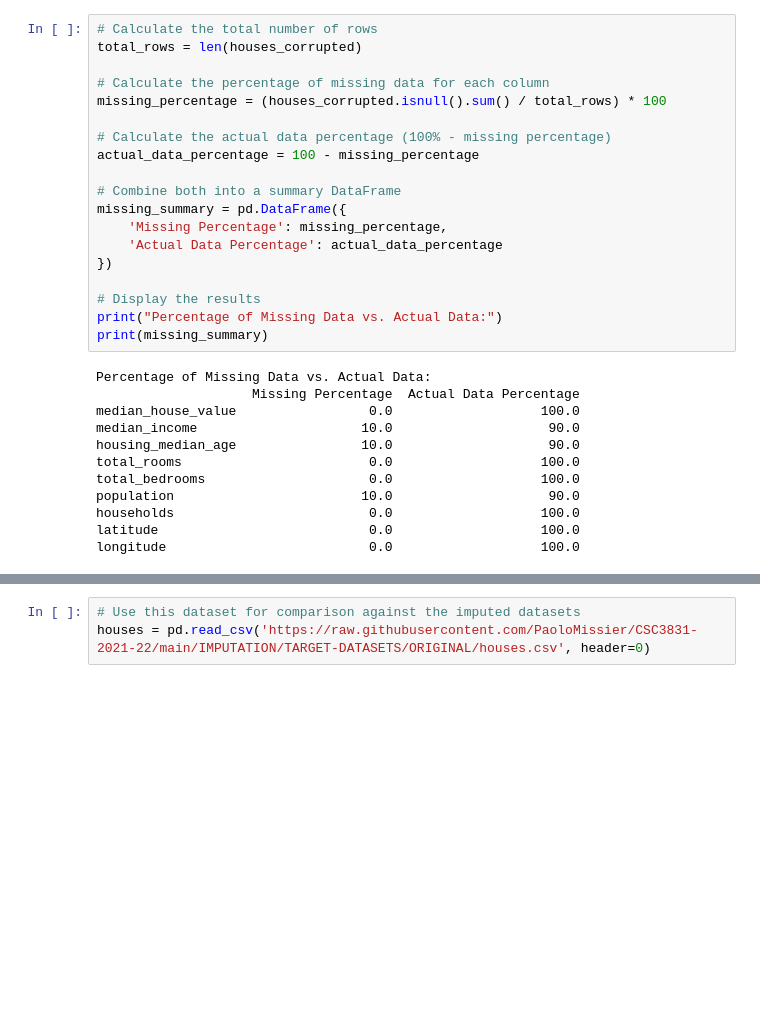
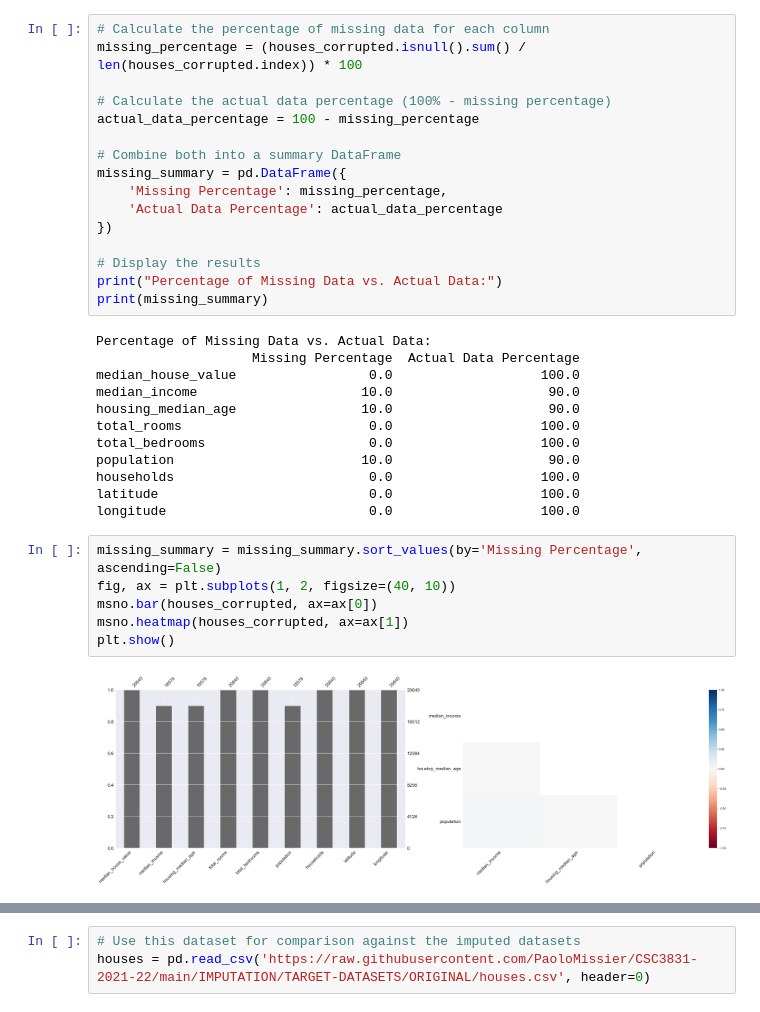
Before and after one commit to Shreyas8612/Predictive_Analytics, a Jupyter notebook: Coursework/CSC3831_Final_Assessment.ipynb, the cells around one changed output, grey strips where cells are left out. Cells and saved outputs as stored; diff of their text form; blank space fills up the shorter version.

```diff
--- a/Coursework/CSC3831_Final_Assessment.ipynb
+++ b/Coursework/CSC3831_Final_Assessment.ipynb
@@ -375,11 +378,8 @@ Isolation Forest - Number of Outliers Detected: 1130
   - Compare regressors of non-imputed data against imputed datas
   - **Note**: If you're struggling to compare against the original dataset focus on comparing the two imputed datasets against each other
 # %%
-# Calculate the total number of rows
-total_rows = len(houses_corrupted)
-
 # Calculate the percentage of missing data for each column
-missing_percentage = (houses_corrupted.isnull().sum() / total_rows) * 100
+missing_percentage = (houses_corrupted.isnull().sum() / len(houses_corrupted.index)) * 100
 
 # Calculate the actual data percentage (100% - missing percentage)
 actual_data_percentage = 100 - missing_percentage
@@ -405,3 +405,11 @@ population                        10.0                    90.0
 households                         0.0                   100.0
 latitude                           0.0                   100.0
 longitude                          0.0                   100.0
+# %%
+missing_summary = missing_summary.sort_values(by='Missing Percentage', ascending=False)
+fig, ax = plt.subplots(1, 2, figsize=(40, 10))
+msno.bar(houses_corrupted, ax=ax[0])
+msno.heatmap(houses_corrupted, ax=ax[1])
+plt.show()
+# %% [output]
+[figure, added]
```
Also changed, not shown: parts of 10 cells of this notebook.
